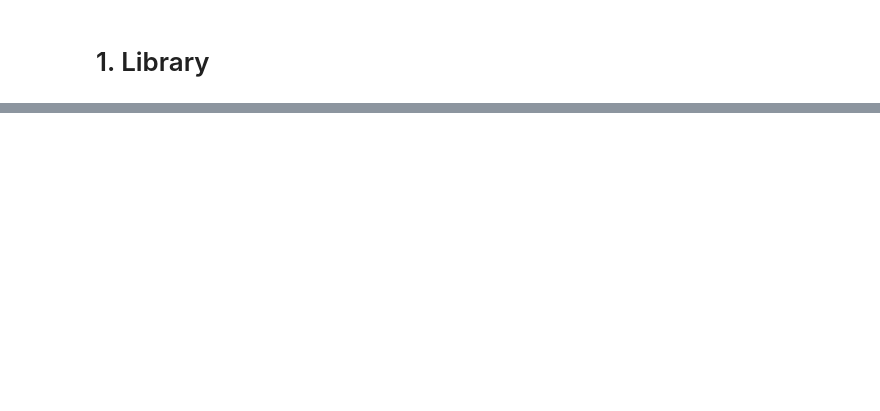
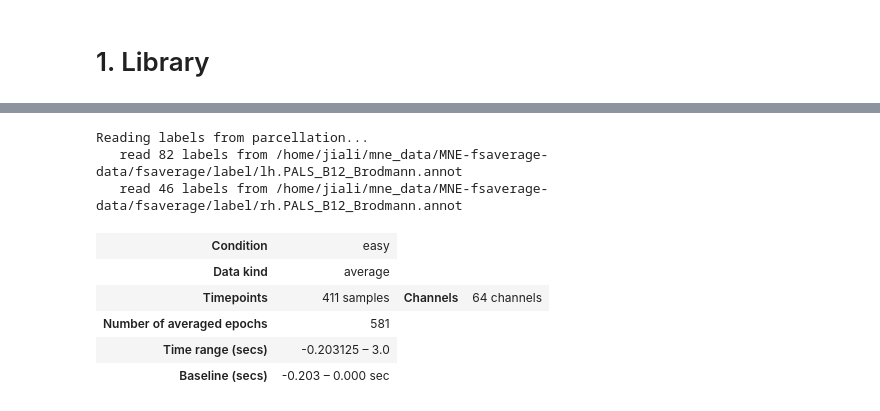
Before and after one commit to schko/mna, a Jupyter notebook: notebooks/embc_paper/2-Source.ipynb, the cells around one changed output, grey strips where cells are left out. Cells and saved outputs as stored; diff of their text form; code cells hidden in the pictures; blank space fills up the shorter version.

```diff
--- a/notebooks/embc_paper/2-Source.ipynb
+++ b/notebooks/embc_paper/2-Source.ipynb
@@ -25,6 +35,7 @@ with open(f'{output_dir}/ica_epochs.pickle', 'rb') as handle:
     ica_proc_epochs = pickle.load(handle)
 
 all_epochs = mne.concatenate_epochs(list(ica_proc_epochs.values()))
+all_epochs = mne.concatenate_epochs([all_epochs['hard'],all_epochs['easy']])
 
 # get EEG data and labels from concatenated epoch objects
 proc_epochs_data = all_epochs.get_data()
@@ -1173,0 +170,6 @@ from PyEMD import EMD, Visualisation
+# %%
+rel_labels, rel_mappings = get_relevant_labels_mappings(path_to_base_package)
+# %% [output]
+Reading labels from parcellation...
+   read 82 labels from /home/jiali/mne_data/MNE-fsaverage-data/fsaverage/label/lh.PALS_B12_Brodmann.annot
+   read 46 labels from /home/jiali/mne_data/MNE-fsaverage-data/fsaverage/label/rh.PALS_B12_Brodmann.annot
@@ -1173,0 +178,9 @@ from PyEMD import EMD, Visualisation
+# %%
+epochs_easy.average()
+# %% [output]
+| Condition | easy |
+| Data kind | average |
+| Timepoints | 411 samples | Channels | 64 channels |
+| Number of averaged epochs | 581 |
+| Time range (secs) | -0.203125 – 3.0 |
+| Baseline (secs) | -0.203 – 0.000 sec |
```
Also changed, not shown: parts of 96 cells of this notebook, 42 other files.
